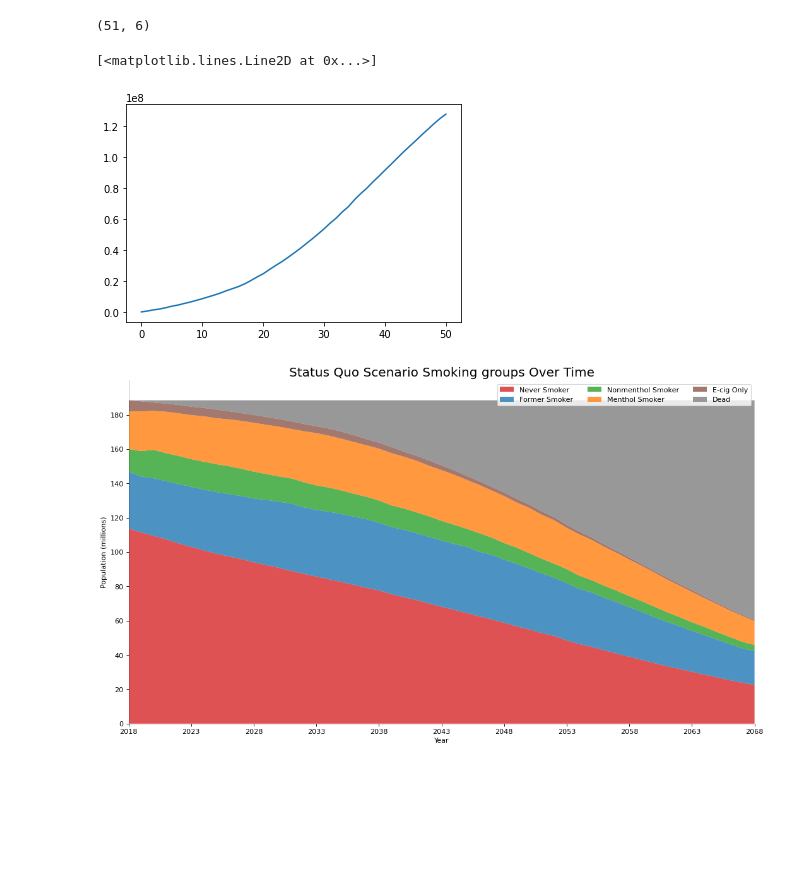
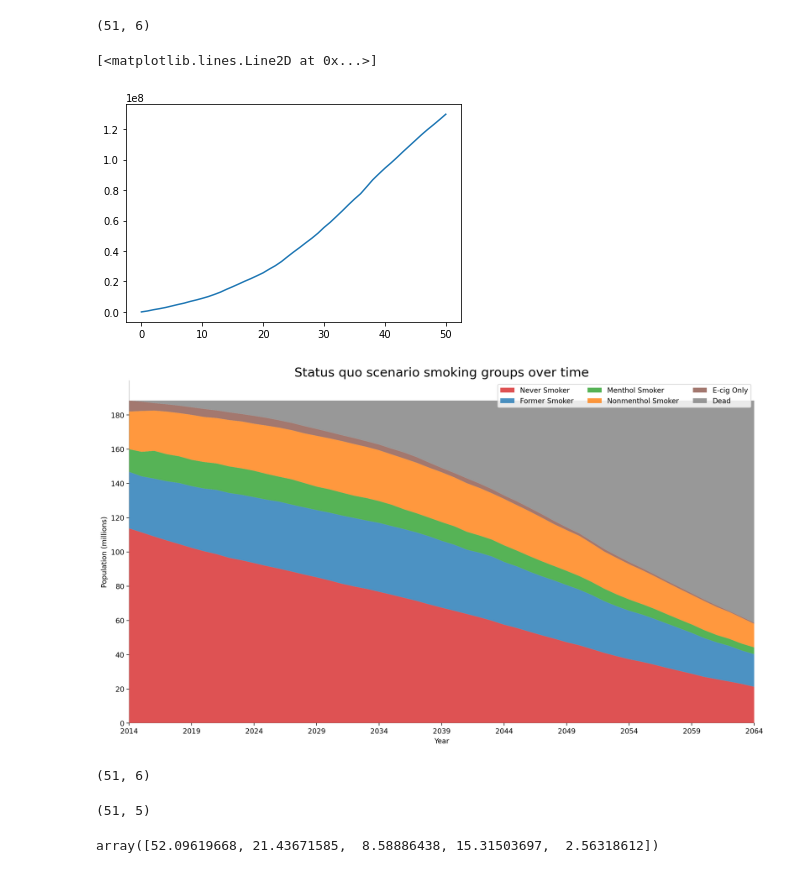
Before and after one commit to tapphughesn/menthol-model, a Jupyter notebook: menthol-model/inspect_data.ipynb, the cells around one changed output. Drawn from its saved outputs; the diff is of its cells as text; code cells hidden in the pictures; blank space fills up the shorter version.

```diff
--- a/menthol-model/inspect_data.ipynb
+++ b/menthol-model/inspect_data.ipynb
@@ -16,5 +32,5 @@ data_files
 # %%
-arr = np.load(data_files[0])
+arr = np.load(data_files[1])
 # %%
 arr.shape
 # %% [output]
@@ -44,34 +60,48 @@ arr_year_smoking_state.shape
 plt.plot(np.arange(arr_year_smoking_state.shape[0]), arr_year_smoking_state[:,5])
 # %% [output]
 [<matplotlib.lines.Line2D at 0x...>]
-[figure, old version]
+[figure, new version]
 # %%
 arr_year_smoking_state /= 1000000
 # %%
 mycolors = ['tab:red', 'tab:blue', 'tab:green', 'tab:orange', 'tab:brown', 'tab:grey',]
 
-fig, ax = plt.subplots(1,1,figsize=(16,9), dpi=80)
-columns = ["Never Smoker", "Former Smoker", "Nonmenthol Smoker", "Menthol Smoker", "E-cig Only", "Dead"]
+fig, ax = plt.subplots(1,1,figsize=(16,9), dpi=200)
+labels = ["Never Smoker", "Former Smoker", "Menthol Smoker", "Nonmenthol Smoker", "E-cig Only", "Dead"]
 
-x = np.arange(arr_year_smoking_state.shape[0]) + 2018
+x = np.arange(arr_year_smoking_state.shape[0]) + 2014
 y = np.vstack([arr_year_smoking_state[:,i] for i in range(arr_year_smoking_state.shape[1])])
 
 ax = plt.gca()
-ax.stackplot(x,y,labels=columns, colors=mycolors, alpha=0.8)
+ax.stackplot(x,y,labels=labels, colors=mycolors, alpha=0.8)
 
-ax.set_title('Status Quo Scenario Smoking Groups Over Time', fontsize=18)
+ax.set_title('Status quo scenario smoking groups over time', fontsize=18)
 ax.set(ylim=[0, 2e2])
 ax.legend(fontsize=10, ncol=3)
 ax.ticklabel_format(useOffset=False, style='plain')
 plt.xticks(x[::5], fontsize=10, horizontalalignment='center')
 plt.yticks(np.arange(0,2e2,2e1,dtype=np.int64), fontsize=10)
 plt.xlim(x[0], x[-1])
 plt.xlabel("Year")
 plt.ylabel("Population (millions)")
 
 plt.gca().spines["top"].set_alpha(0)
 plt.gca().spines["bottom"].set_alpha(.3)
 plt.gca().spines["right"].set_alpha(0)
 plt.gca().spines["left"].set_alpha(.3)
 # %% [output]
-[figure, old version]
+[figure, new version]
+# %%
+arr_year_smoking_state.shape
+# %% [output]
+(51, 6)
+# %%
+arr_no_dead = arr_year_smoking_state[:,:-1]
+arr_no_dead.shape
+# %% [output]
+(51, 5)
+# %%
+arr_no_dead_percents = arr_no_dead / np.sum(arr_no_dead, axis=1).reshape(-1,1) * 100
+arr_no_dead_percents[10,:]
+# %% [output]
+array([52.09619668, 21.43671585,  8.58886438, 15.31503697,  2.56318612])
```
Also changed, not shown: parts of 2 cells of this notebook, 8 other files.
